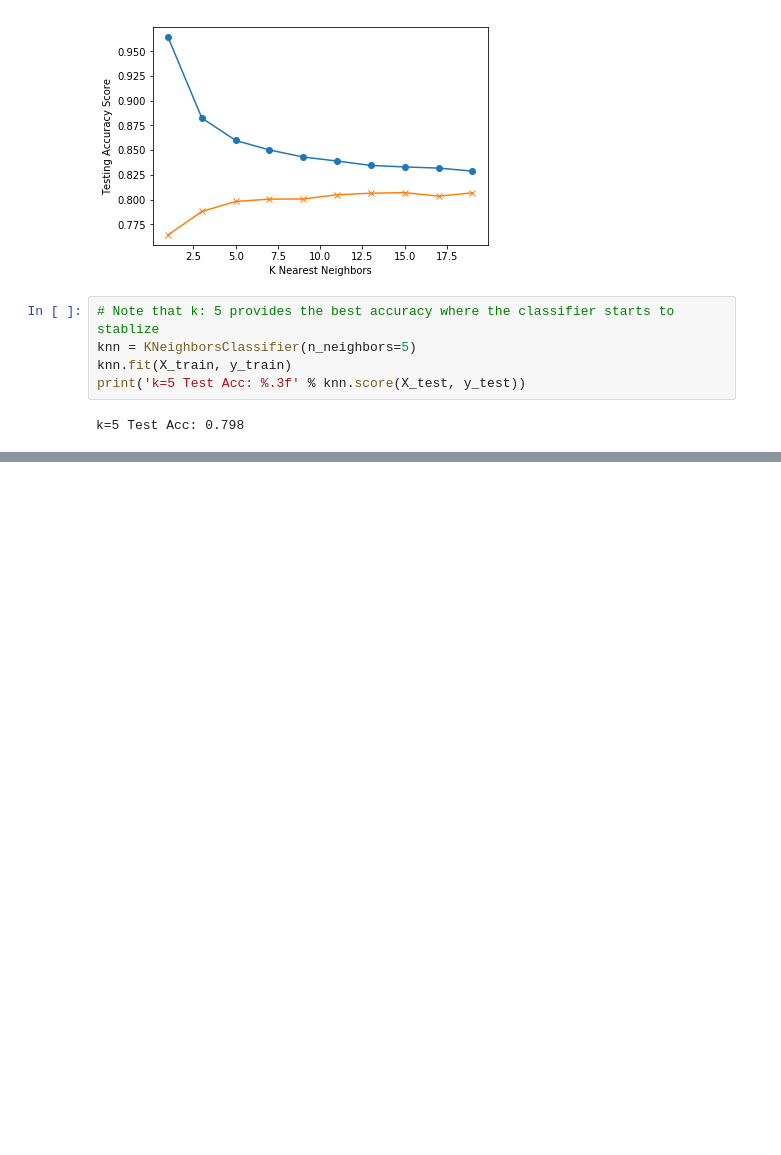
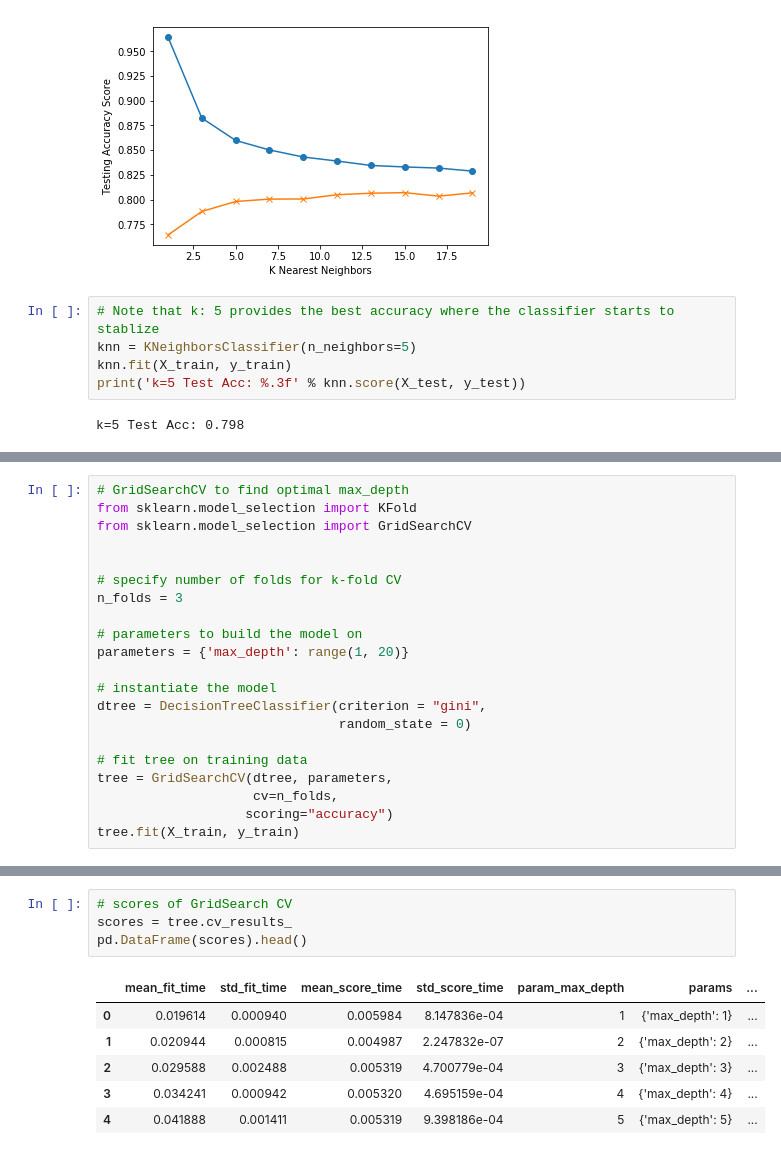
Before and after one commit to SindhujaJayakumar/AdultIncome-Prediction, a Jupyter notebook: US_income.ipynb, the cells around one changed output, grey strips where cells are left out. Cells and saved outputs as stored; diff of their text form; blank space fills up the shorter version.

```diff
--- a/US_income.ipynb
+++ b/US_income.ipynb
@@ -211,0 +271,21 @@ k=5 Test Acc: 0.798
+# %%
+# GridSearchCV to find optimal max_depth
+from sklearn.model_selection import KFold
+from sklearn.model_selection import GridSearchCV
+
+
+# specify number of folds for k-fold CV
+n_folds = 3
+
+# parameters to build the model on
+parameters = {'max_depth': range(1, 20)}
+
+# instantiate the model
+dtree = DecisionTreeClassifier(criterion = "gini",
+                               random_state = 0)
+
+# fit tree on training data
+tree = GridSearchCV(dtree, parameters,
+                    cv=n_folds,
+                   scoring="accuracy")
+tree.fit(X_train, y_train)
@@ -211,0 +304,11 @@ k=5 Test Acc: 0.798
+# %%
+# scores of GridSearch CV
+scores = tree.cv_results_
+pd.DataFrame(scores).head()
+# %% [output]
+|  | mean_fit_time | std_fit_time | mean_score_time | std_score_time | param_max_depth | params | ... |
+| 0 | 0.019614 | 0.000940 | 0.005984 | 8.147836e-04 | 1 | {'max_depth': 1} | ... |
+| 1 | 0.020944 | 0.000815 | 0.004987 | 2.247832e-07 | 2 | {'max_depth': 2} | ... |
+| 2 | 0.029588 | 0.002488 | 0.005319 | 4.700779e-04 | 3 | {'max_depth': 3} | ... |
+| 3 | 0.034241 | 0.000942 | 0.005320 | 4.695159e-04 | 4 | {'max_depth': 4} | ... |
+| 4 | 0.041888 | 0.001411 | 0.005319 | 9.398186e-04 | 5 | {'max_depth': 5} | ... |
```
Also changed, not shown: parts of 19 cells of this notebook.
